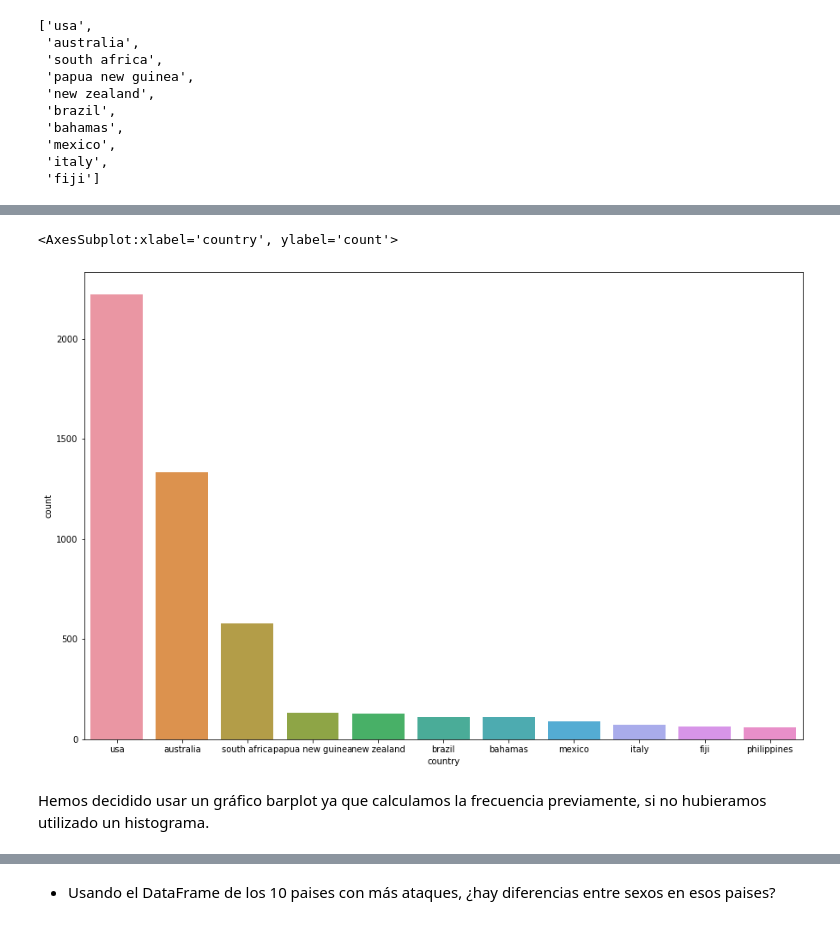
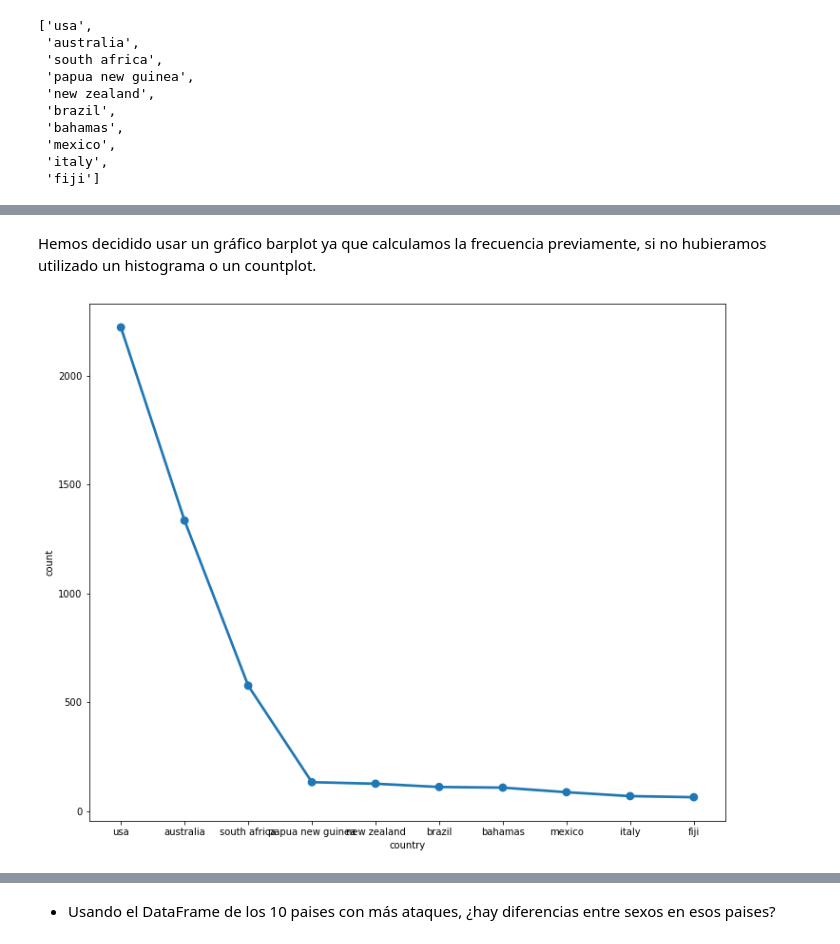
Before and after one commit to Adalab/DA-promo-A-module-2-pairprog-2-pair-3-Alicia-Laura, a Jupyter notebook: EDA/Pair_EDA_3.ipynb, the cells around one changed output, grey strips where cells are left out. Cells and saved outputs as stored; diff of their text form; code cells hidden in the pictures.

```diff
--- a/EDA/Pair_EDA_3.ipynb
+++ b/EDA/Pair_EDA_3.ipynb
@@ -5,7 +5,7 @@ import seaborn as sns
 import matplotlib.pyplot as plt
 import sidetable
 # %%
-df = pd.read_csv('pair_limpieza.csv', index_col=0)
+df = pd.read_csv('pairs_limpieza.csv', index_col=0)
 df.head(3)
 # %% [output]
 |  | case_number | year | type | country | area | location | activity | name | age | time | ... |
@@ -17,3 +17,3 @@ df.head(3)
 # %%
-plt.rcParams["figure.figsize"] = (15,10)
+plt.rcParams["figure.figsize"] = (12,10)
 # %% [markdown]
@@ -152,7 +121,6 @@ Para quedarnos con los 10 mayores, como en esta tabla ya aparecen ordenados de m
+# %% [markdown]
+Hemos decidido usar un gráfico barplot ya que calculamos la frecuencia previamente, si no hubieramos utilizado un histograma o un countplot.
 # %%
-sns.barplot(df_country_10['country'], df_country_10['count'])
+sns.pointplot(df_country_10['country'], df_country_10['count']);
 # %% [output]
-<AxesSubplot:xlabel='country', ylabel='count'>
-[figure, old version]
+[figure, new version]
-# %% [markdown]
-Hemos decidido usar un gráfico barplot ya que calculamos la frecuencia previamente, si no hubieramos utilizado un histograma.
```
Also changed, not shown: parts of 39 cells of this notebook.
